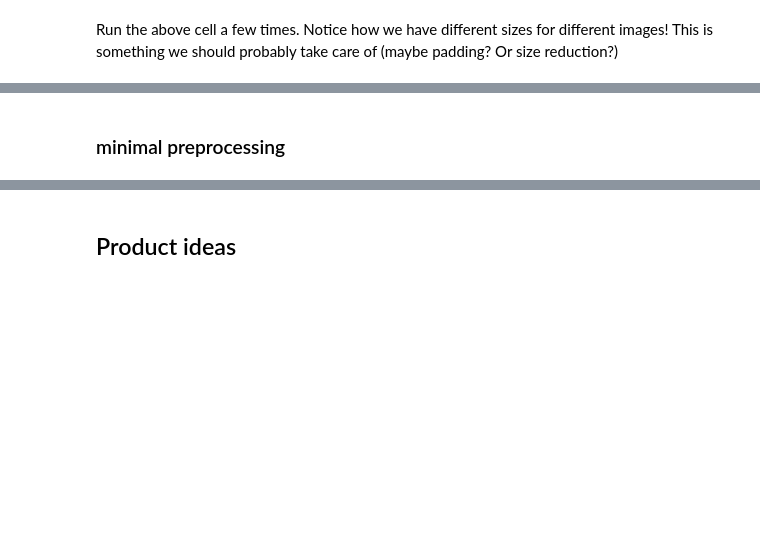
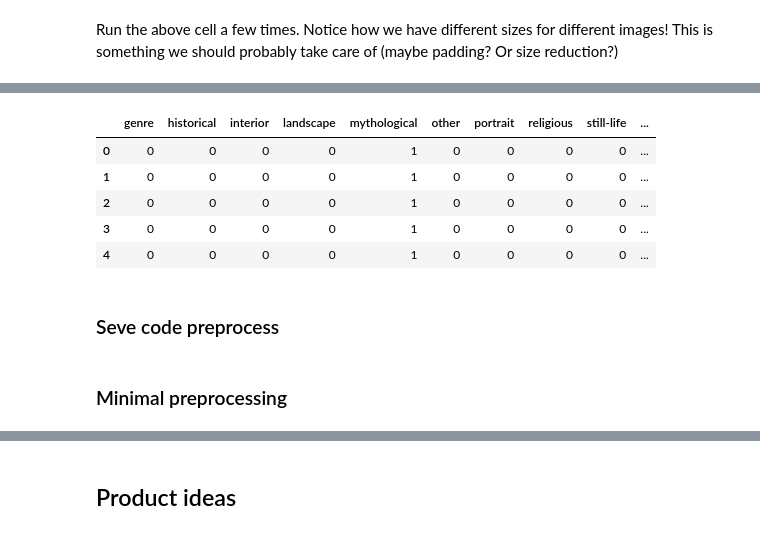
Before and after one commit to seve-26/vincentvanbot, a Jupyter notebook: notebooks/Paintings_jul.ipynb, the cells around one changed output, grey strips where cells are left out. Drawn from its saved outputs; the diff is of its cells as text; code cells hidden in the pictures; blank space fills up the shorter version.

```diff
--- a/notebooks/Paintings_jul.ipynb
+++ b/notebooks/Paintings_jul.ipynb
@@ -210,0 +200,3 @@ print(np.array(feat_lst))
+# %%
+s = df["TYPE"]
+s.value_counts()
@@ -210,0 +215,11 @@ print(np.array(feat_lst))
+# %%
+pd.get_dummies(s).head()
+# %% [output]
+|  | genre | historical | interior | landscape | mythological | other | portrait | religious | still-life | ... |
+| 0 | 0 | 0 | 0 | 0 | 1 | 0 | 0 | 0 | 0 | ... |
+| 1 | 0 | 0 | 0 | 0 | 1 | 0 | 0 | 0 | 0 | ... |
+| 2 | 0 | 0 | 0 | 0 | 1 | 0 | 0 | 0 | 0 | ... |
+| 3 | 0 | 0 | 0 | 0 | 1 | 0 | 0 | 0 | 0 | ... |
+| 4 | 0 | 0 | 0 | 0 | 1 | 0 | 0 | 0 | 0 | ... |
+# %% [markdown]
+### Seve code preprocess
@@ -211,2 +274,2 @@ print(np.array(feat_lst))
 # %% [markdown]
-### minimal preprocessing
+### Minimal preprocessing
```
Also changed, not shown: parts of 34 cells of this notebook.
